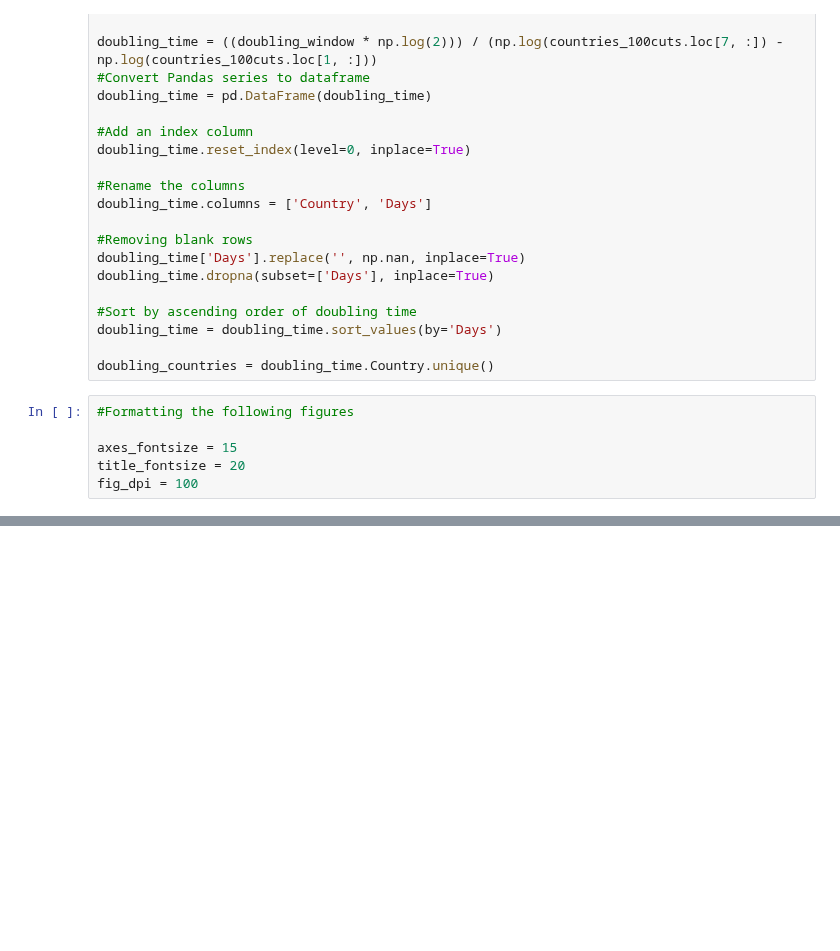
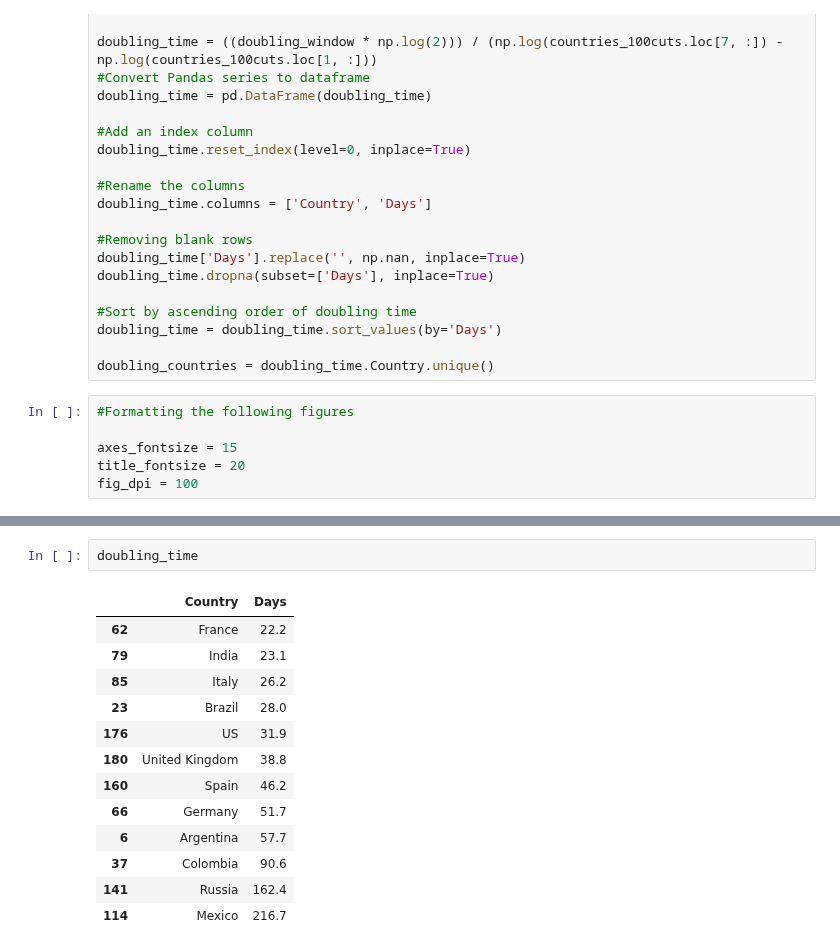
Before and after one commit to pranavmishra90/COVID-19, a Jupyter notebook: Notebooks/COVID-19 Prediction.ipynb, the cells around one changed output, grey strips where cells are left out. Drawn from its saved outputs; the diff is of its cells as text; blank space fills up the shorter version.

```diff
--- a/Notebooks/COVID-19 Prediction.ipynb
+++ b/Notebooks/COVID-19 Prediction.ipynb
@@ -273,0 +272,16 @@ fig4.savefig('../Figures/Doubling Time when Crossing 1M Cases.png', bbox_inches=
+# %%
+doubling_time
+# %% [output]
+|  | Country | Days |
+| 62 | France | 22.2 |
+| 79 | India | 23.1 |
+| 85 | Italy | 26.2 |
+| 23 | Brazil | 28.0 |
+| 176 | US | 31.9 |
+| 180 | United Kingdom | 38.8 |
+| 160 | Spain | 46.2 |
+| 66 | Germany | 51.7 |
+| 6 | Argentina | 57.7 |
+| 37 | Colombia | 90.6 |
+| 141 | Russia | 162.4 |
+| 114 | Mexico | 216.7 |
```
Also changed, not shown: parts of 5 cells of this notebook, 8 other files.
